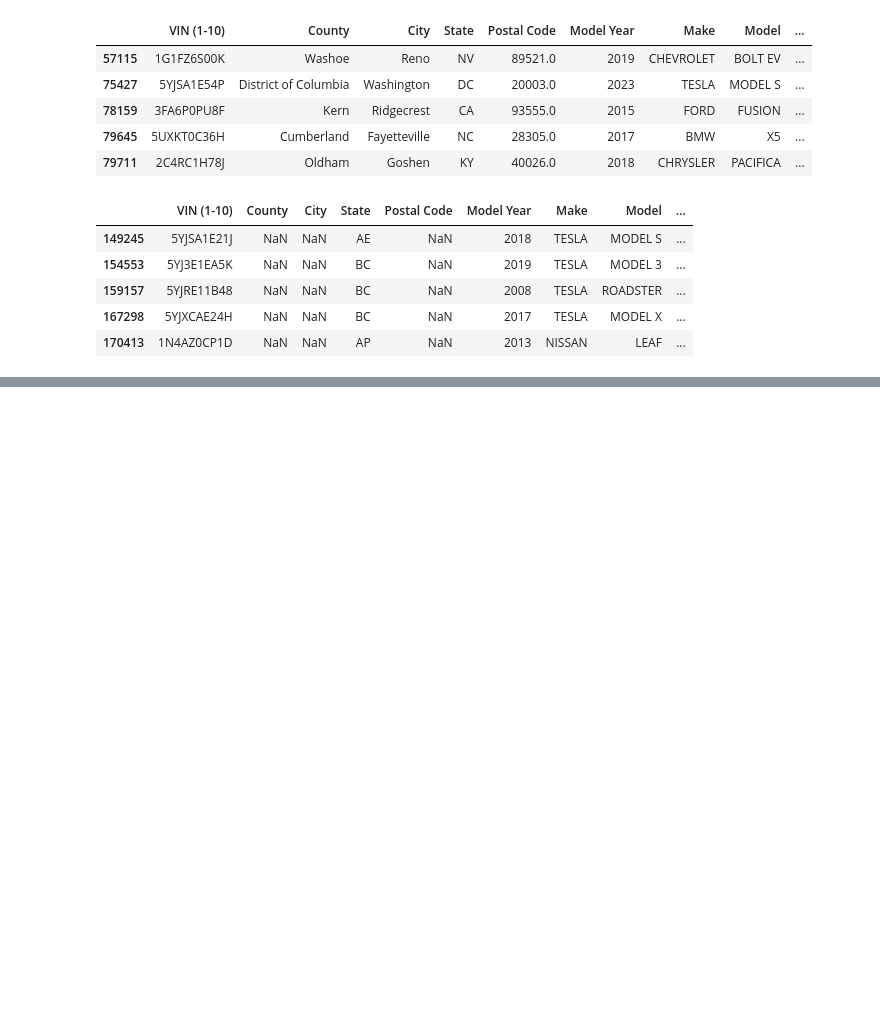
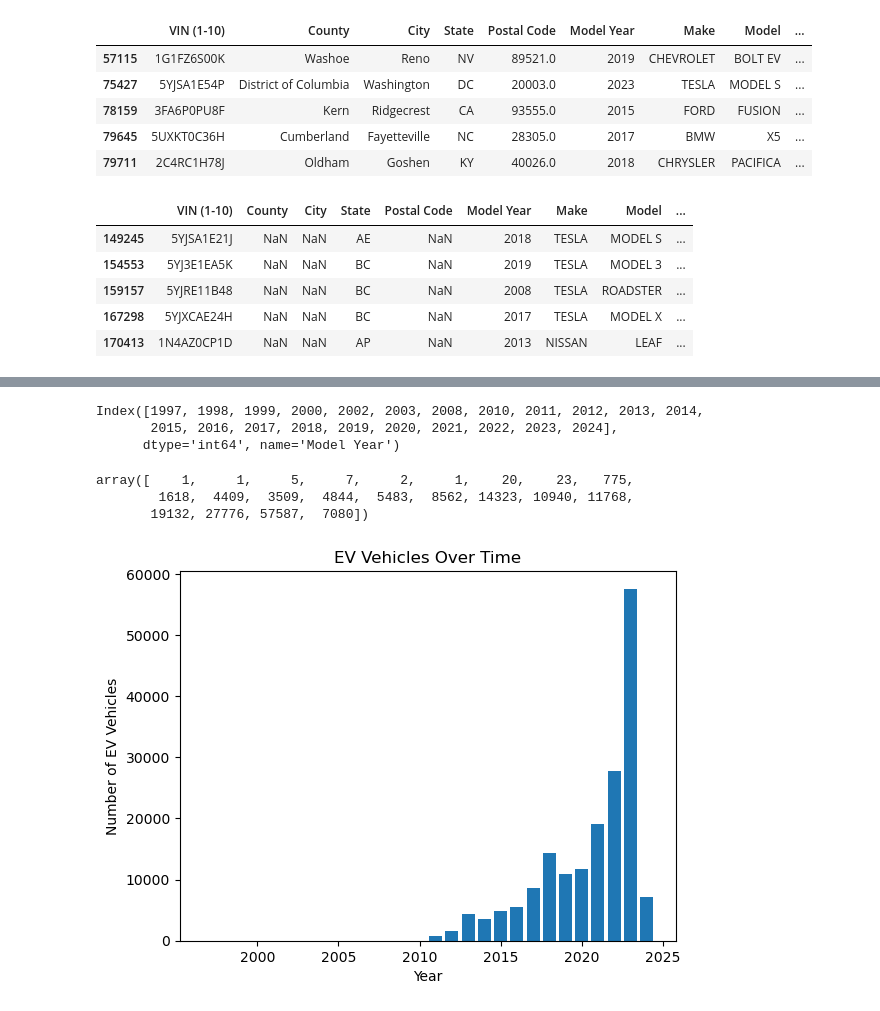
Before and after one commit to divya-manirajan/ExampleDataAnalysis, a Jupyter notebook: Practice.ipynb, the cells around one changed output, grey strips where cells are left out. Drawn from its saved outputs; the diff is of its cells as text; code cells hidden in the pictures; blank space fills up the shorter version.

```diff
--- a/Practice.ipynb
+++ b/Practice.ipynb
@@ -90,0 +107,3 @@ ev_data_w_null[ev_data_w_null['City'].isnull()]
+# %%
+ev_data_by_year = ev_data['Model Year'].value_counts().sort_index()
+ev_data_by_year
@@ -90,0 +128,28 @@ ev_data_w_null[ev_data_w_null['City'].isnull()]
+# %%
+x_values = ev_data_by_year.index
+x_values
+# %% [output]
+Index([1997, 1998, 1999, 2000, 2002, 2003, 2008, 2010, 2011, 2012, 2013, 2014,
+       2015, 2016, 2017, 2018, 2019, 2020, 2021, 2022, 2023, 2024],
+      dtype='int64', name='Model Year')
+# %%
+y_values = ev_data_by_year.values
+y_values
+# %% [output]
+array([    1,     1,     5,     7,     2,     1,    20,    23,   775,
+        1618,  4409,  3509,  4844,  5483,  8562, 14323, 10940, 11768,
+       19132, 27776, 57587,  7080])
+# %%
+import matplotlib.pyplot as plt
+
+x_values = ev_data_by_year.index
+y_values = ev_data_by_year.values
+
+plt.bar(x_values, y_values)
+plt.title("EV Vehicles Over Time")
+plt.xlabel("Year")
+plt.ylabel("Number of EV Vehicles")
+
+plt.show()
+# %% [output]
+[figure, added]
```
Also changed, not shown: parts of 11 cells of this notebook.
